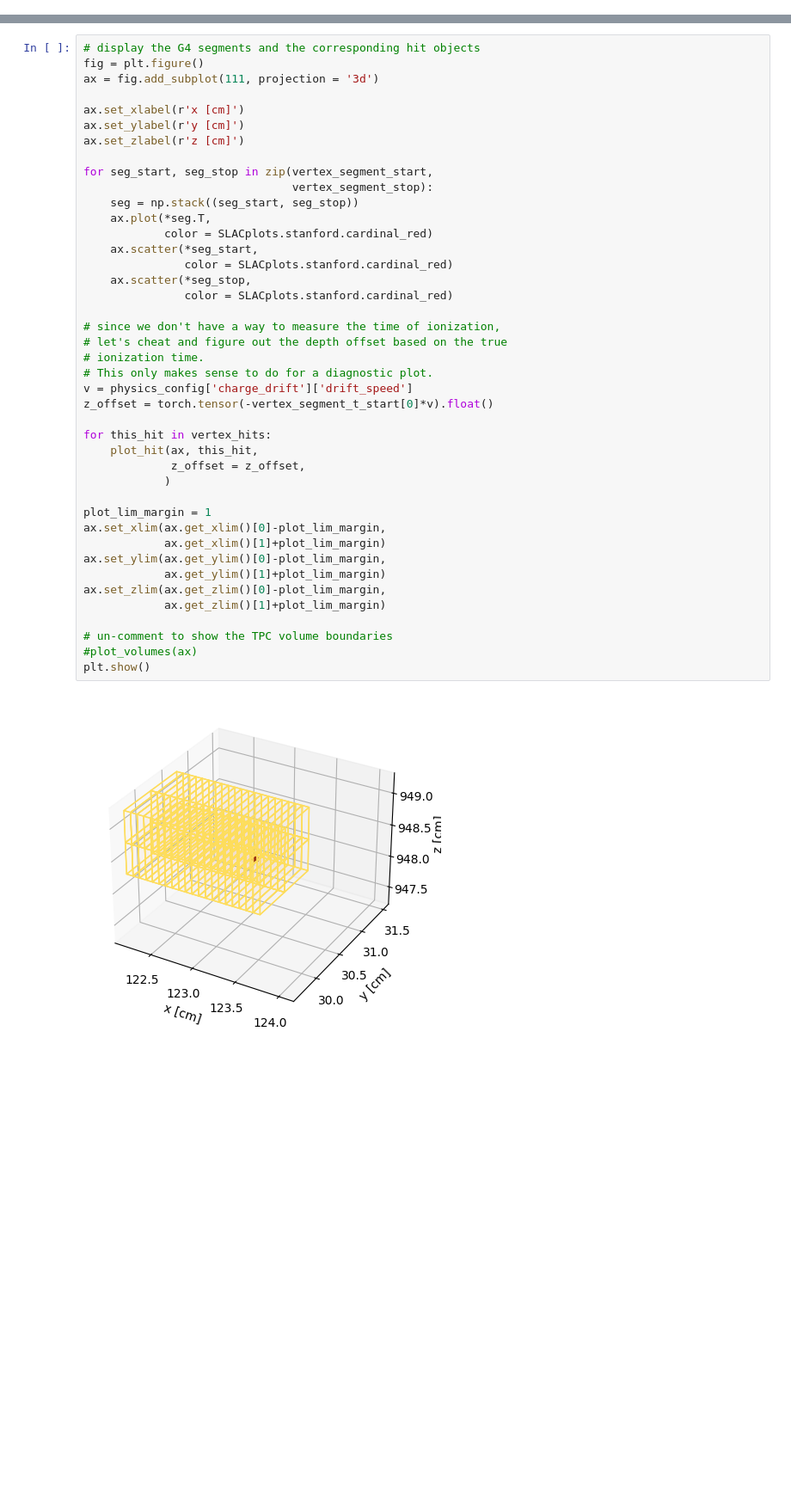
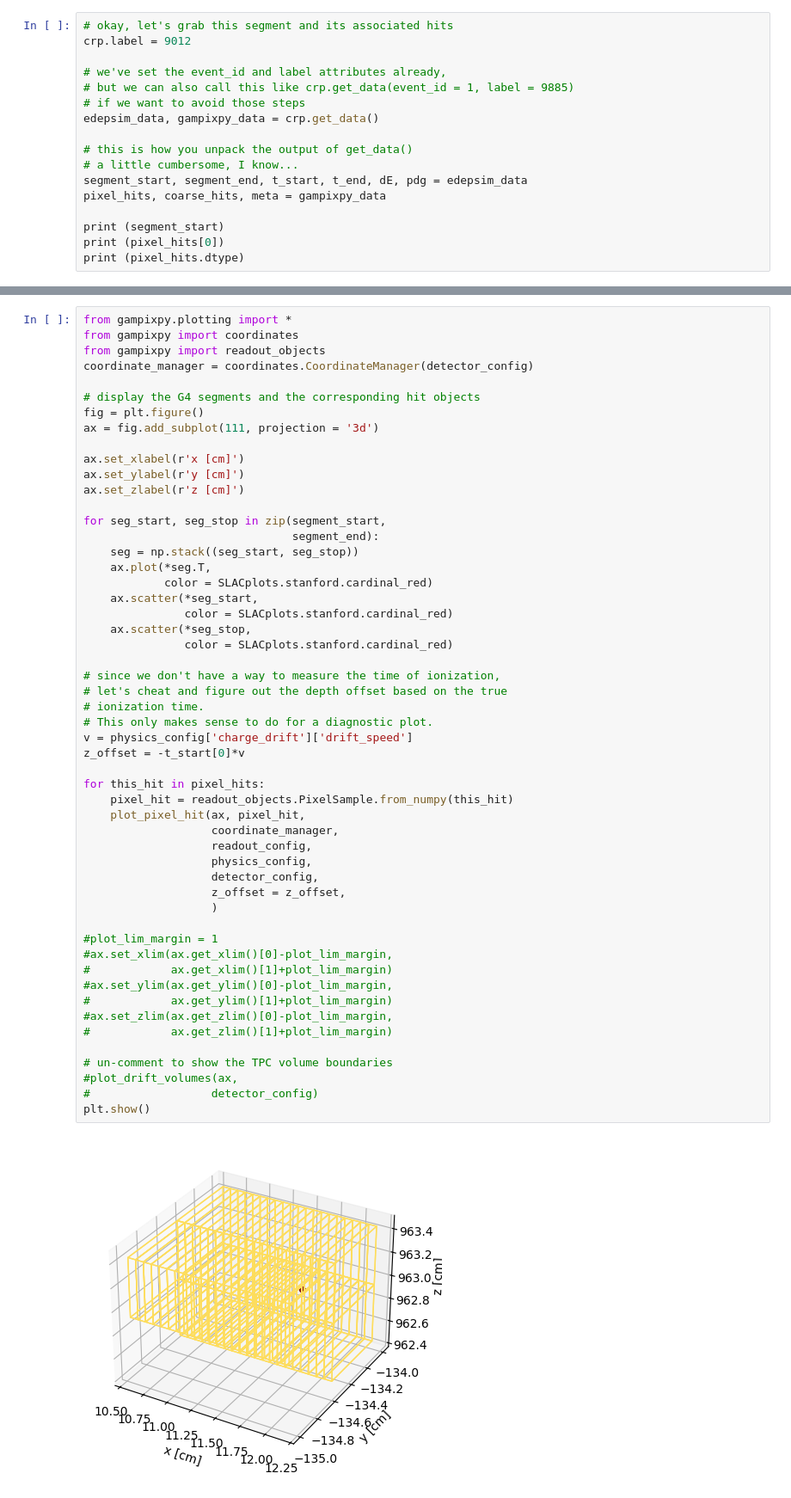
Before and after one commit to DanielMDouglas/GAMPixPy, a Jupyter notebook: examples/Rad_depth_from_disk.ipynb, the cells around one changed output, grey strips where cells are left out. Shown at 86% size. Cells and saved outputs as stored; diff of their text form; blank space fills up the shorter version.

```diff
--- a/examples/Rad_depth_from_disk.ipynb
+++ b/examples/Rad_depth_from_disk.ipynb
@@ -261,0 +33,17 @@ def plot_volumes(ax):
+# %%
+# okay, let's grab this segment and its associated hits
+crp.label = 9012
+
+# we've set the event_id and label attributes already,
+# but we can also call this like crp.get_data(event_id = 1, label = 9885)
+# if we want to avoid those steps
+edepsim_data, gampixpy_data = crp.get_data()
+
+# this is how you unpack the output of get_data()
+# a little cumbersome, I know...
+segment_start, segment_end, t_start, t_end, dE, pdg = edepsim_data
+pixel_hits, coarse_hits, meta = gampixpy_data
+
+print (segment_start)
+print (pixel_hits[0])
+print (pixel_hits.dtype)
@@ -262,47 +62,58 @@ def plot_volumes(ax):
 # %%
+from gampixpy.plotting import *
+from gampixpy import coordinates
+from gampixpy import readout_objects
+coordinate_manager = coordinates.CoordinateManager(detector_config)
+
 # display the G4 segments and the corresponding hit objects
 fig = plt.figure()
 ax = fig.add_subplot(111, projection = '3d')
 
 ax.set_xlabel(r'x [cm]')
 ax.set_ylabel(r'y [cm]')
 ax.set_zlabel(r'z [cm]')
 
-for seg_start, seg_stop in zip(vertex_segment_start,
-                               vertex_segment_stop):
+for seg_start, seg_stop in zip(segment_start,
+                               segment_end):
     seg = np.stack((seg_start, seg_stop))
     ax.plot(*seg.T,
             color = SLACplots.stanford.cardinal_red)
     ax.scatter(*seg_start,
                color = SLACplots.stanford.cardinal_red)
     ax.scatter(*seg_stop,
                color = SLACplots.stanford.cardinal_red)
 
 # since we don't have a way to measure the time of ionization,
 # let's cheat and figure out the depth offset based on the true
 # ionization time.
 # This only makes sense to do for a diagnostic plot.
 v = physics_config['charge_drift']['drift_speed']
-z_offset = torch.tensor(-vertex_segment_t_start[0]*v).float()
+z_offset = -t_start[0]*v
 
-for this_hit in vertex_hits:
-    plot_hit(ax, this_hit,
-             z_offset = z_offset,
-            )
+for this_hit in pixel_hits:
+    pixel_hit = readout_objects.PixelSample.from_numpy(this_hit)
+    plot_pixel_hit(ax, pixel_hit,
+                   coordinate_manager,
+                   readout_config,
+                   physics_config,
+                   detector_config,
+                   z_offset = z_offset,
+                   )
 
-plot_lim_margin = 1
-ax.set_xlim(ax.get_xlim()[0]-plot_lim_margin,
-            ax.get_xlim()[1]+plot_lim_margin)
-ax.set_ylim(ax.get_ylim()[0]-plot_lim_margin,
-            ax.get_ylim()[1]+plot_lim_margin)
-ax.set_zlim(ax.get_zlim()[0]-plot_lim_margin,
-            ax.get_zlim()[1]+plot_lim_margin)
+#plot_lim_margin = 1
+#ax.set_xlim(ax.get_xlim()[0]-plot_lim_margin,
+#            ax.get_xlim()[1]+plot_lim_margin)
+#ax.set_ylim(ax.get_ylim()[0]-plot_lim_margin,
+#            ax.get_ylim()[1]+plot_lim_margin)
+#ax.set_zlim(ax.get_zlim()[0]-plot_lim_margin,
+#            ax.get_zlim()[1]+plot_lim_margin)
 
 # un-comment to show the TPC volume boundaries
-#plot_volumes(ax)
+#plot_drift_volumes(ax,
+#                  detector_config)
 plt.show()
 # %% [output]
-[figure, old version]
+[figure, new version]
 # %%
 # let's get the relevant info from the hits for this vertex
 # we can measure the pixel position (x-y in TPC coordinates)
```
Also changed, not shown: parts of 13 cells of this notebook, 1 other file.
